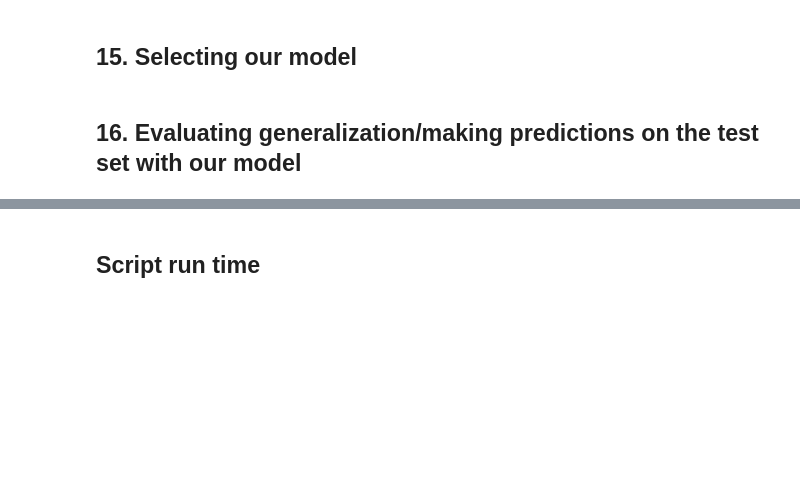
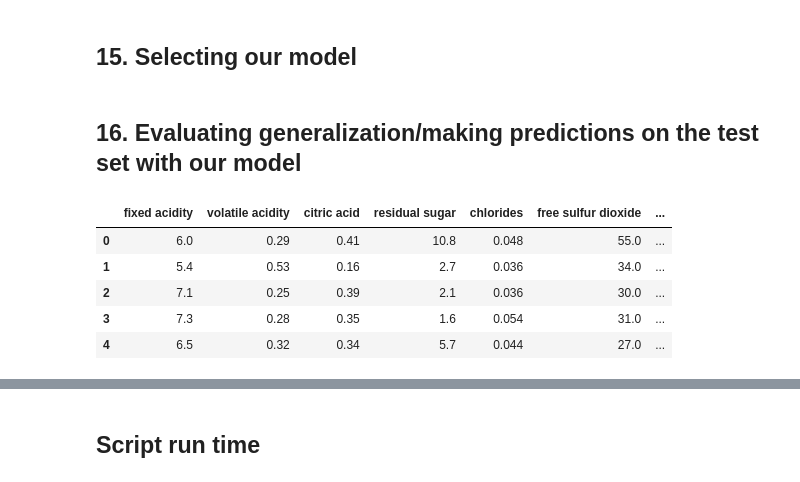
Before and after one commit to charVANder/DS5220-Supervised-ML-Project, a Jupyter notebook: model_ft_x.ipynb, the cells around one changed output, grey strips where cells are left out. Saved outputs shown, nothing was run; the diff lists cells and outputs as text; code cells hidden in the pictures; blank space fills up the shorter version.

```diff
--- a/model_ft_x.ipynb
+++ b/model_ft_x.ipynb
@@ -520,9 +647,16 @@ composite_estimator = None  # choose best_model here
 if composite_estimator is None:
     sys.exit('no model was selected')
 # %%
-test_df = pd.read_csv('data/wine_test_df.csv', index_col='index')
+test_df = pd.read_csv('data/wine_test_df.csv')
 test_df.index.name = None
 test_df.head()
+# %% [output]
+|  | fixed acidity | volatile acidity | citric acid | residual sugar | chlorides | free sulfur dioxide | ... |
+| 0 | 6.0 | 0.29 | 0.41 | 10.8 | 0.048 | 55.0 | ... |
+| 1 | 5.4 | 0.53 | 0.16 | 2.7 | 0.036 | 34.0 | ... |
+| 2 | 7.1 | 0.25 | 0.39 | 2.1 | 0.036 | 30.0 | ... |
+| 3 | 7.3 | 0.28 | 0.35 | 1.6 | 0.054 | 31.0 | ... |
+| 4 | 6.5 | 0.32 | 0.34 | 5.7 | 0.044 | 27.0 | ... |
 # %%
 test_cap_x_df = test_df.iloc[:, :-1]
 test_cap_x_df.head()
```
Also changed, not shown: parts of 30 cells of this notebook, 1 other file.
